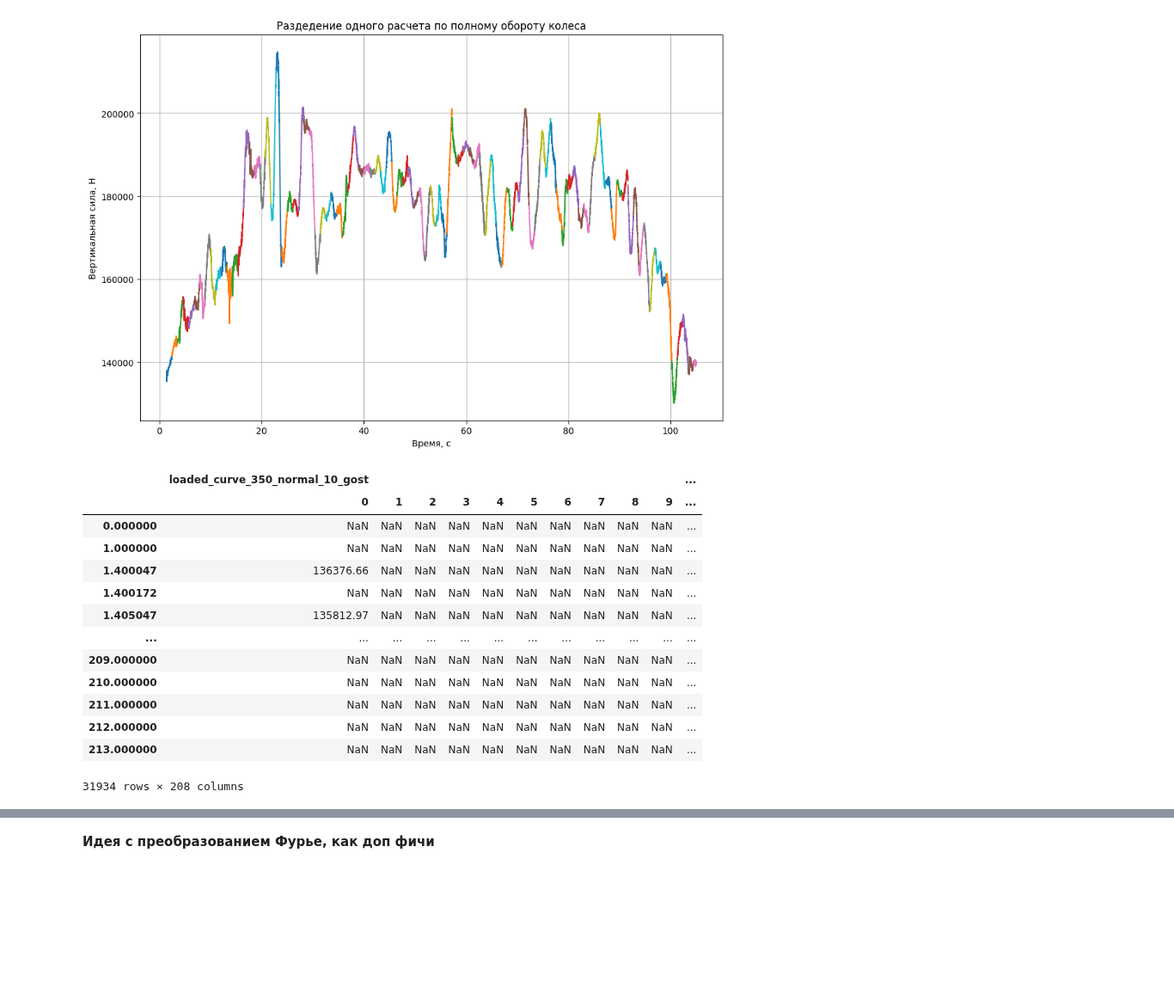
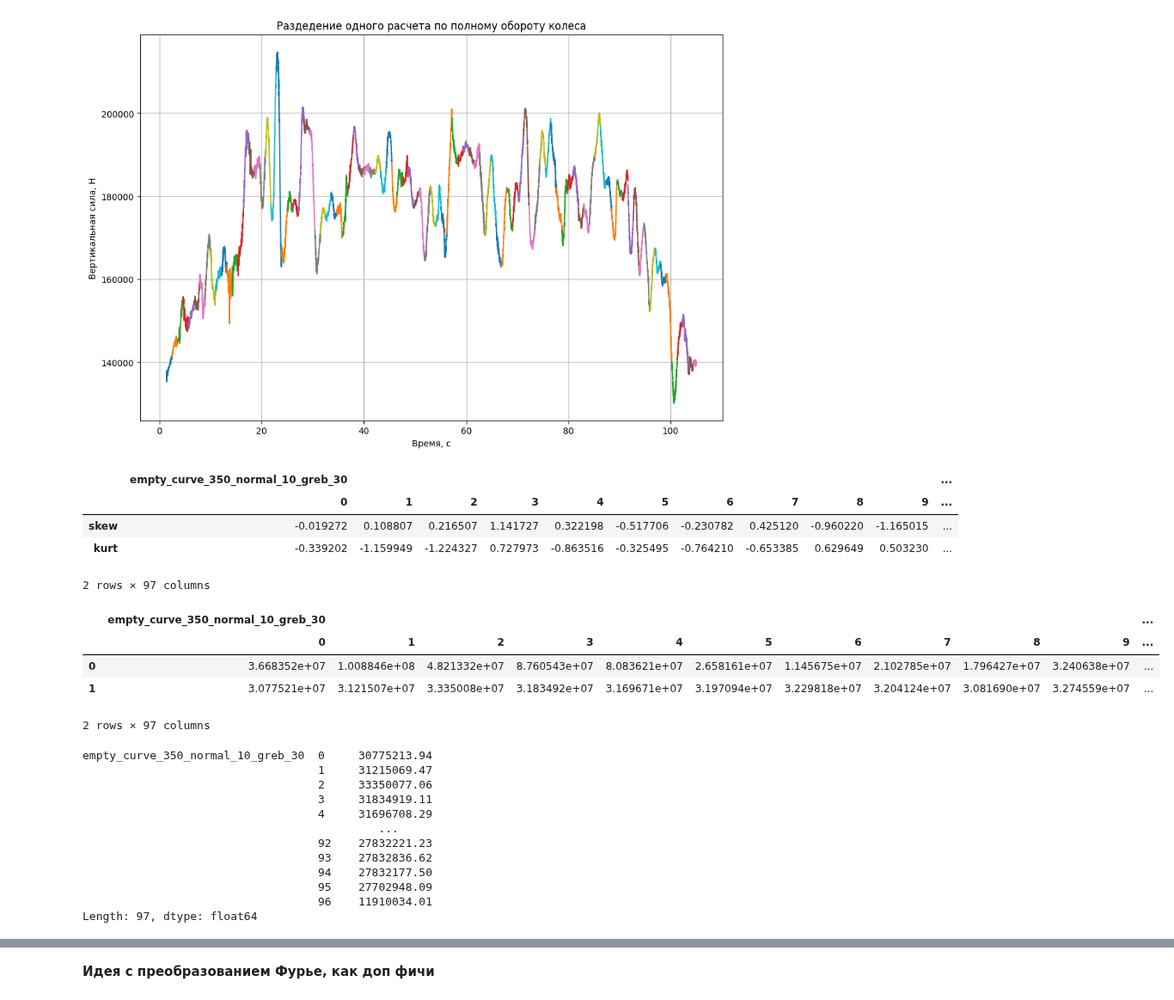
Before and after one commit to daniilgorenkov/Dissertation, a Jupyter notebook: observe.ipynb, the cells around one changed output, grey strips where cells are left out. Shown at 86% size. Cells and saved outputs as stored; diff of their text form; code cells hidden in the pictures; blank space fills up the shorter version.

```diff
--- a/observe.ipynb
+++ b/observe.ipynb
@@ -376,7 +376,7 @@ ALL_TIME_INDEXES["empty"]["curve_350"]["normal"]["gost"]
   32.20017437579443,
   32.37924515704905]}
 # %%
-def get_splited_dataframe(data:pd.DataFrame,indexes:list) -> pd.DataFrame:
+def get_splitted_dataframe(data:pd.DataFrame,indexes:list) -> pd.DataFrame:
     """Разделение одного результата расчета на несколько других по полному обороту колеса
     1. `data` - датафрейм с расчетом
     2. `indexes` - индексы по которым нужно делить расчет"""
@@ -424,20 +424,53 @@ plt.title("Раздедение одного расчета по полному
 plt.show()
 # %% [output]
 [figure]
+# %%
+from scipy.stats import skew, kurtosis
+
+def get_skew_kurt(data:pd.DataFrame):
+    cols = data.columns
+
+    skews = []
+    kurtosises = []
+
+    for i in cols:
+        skew_ = skew(data[i].dropna().to_numpy())
+        kurt_ = kurtosis(data[i].dropna().to_numpy())
+        skews.append(skew_)
+        kurtosises.append(kurt_)
+
+    return pd.DataFrame({"skew":skews,"kurt":kurtosises}, index=cols).T
+
+splitted = get_splitted_dataframe(ALL_CALCULATIONS["empty"]["curve_350"]["normal"]["greb_30"][0],
+                                  ALL_TIME_INDEXES["empty"]["curve_350"]["normal"]["greb_30"]["10"])
+
+get_skew_kurt(splitted)
+# %% [output]
+|  | empty_curve_350_normal_10_greb_30 |  |  |  |  |  |  |  |  |  | ... |
+|  | 0 | 1 | 2 | 3 | 4 | 5 | 6 | 7 | 8 | 9 | ... |
+| skew | -0.019272 | 0.108807 | 0.216507 | 1.141727 | 0.322198 | -0.517706 | -0.230782 | 0.425120 | -0.960220 | -1.165015 | ... |
+| kurt | -0.339202 | -1.159949 | -1.224327 | 0.727973 | -0.863516 | -0.325495 | -0.764210 | -0.653385 | 0.629649 | 0.503230 | ... |
+2 rows × 97 columns
 # %%
-pd.concat([devided_result,devided_result_],axis=1)
+pd.concat([splitted.var(),splitted.sum()],axis=1).T
 # %% [output]
-|  | loaded_curve_350_normal_10_gost |  |  |  |  |  |  |  |  |  | ... |
+|  | empty_curve_350_normal_10_greb_30 |  |  |  |  |  |  |  |  |  | ... |
 |  | 0 | 1 | 2 | 3 | 4 | 5 | 6 | 7 | 8 | 9 | ... |
-| 0.000000 | NaN | NaN | NaN | NaN | NaN | NaN | NaN | NaN | NaN | NaN | ... |
-| 1.000000 | NaN | NaN | NaN | NaN | NaN | NaN | NaN | NaN | NaN | NaN | ... |
-| 1.400047 | 136376.66 | NaN | NaN | NaN | NaN | NaN | NaN | NaN | NaN | NaN | ... |
-| 1.400172 | NaN | NaN | NaN | NaN | NaN | NaN | NaN | NaN | NaN | NaN | ... |
-| 1.405047 | 135812.97 | NaN | NaN | NaN | NaN | NaN | NaN | NaN | NaN | NaN | ... |
-| ... | ... | ... | ... | ... | ... | ... | ... | ... | ... | ... | ... |
-| 209.000000 | NaN | NaN | NaN | NaN | NaN | NaN | NaN | NaN | NaN | NaN | ... |
-| 210.000000 | NaN | NaN | NaN | NaN | NaN | NaN | NaN | NaN | NaN | NaN | ... |
-| 211.000000 | NaN | NaN | NaN | NaN | NaN | NaN | NaN | NaN | NaN | NaN | ... |
-| 212.000000 | NaN | NaN | NaN | NaN | NaN | NaN | NaN | NaN | NaN | NaN | ... |
-| 213.000000 | NaN | NaN | NaN | NaN | NaN | NaN | NaN | NaN | NaN | NaN | ... |
+| 0 | 3.668352e+07 | 1.008846e+08 | 4.821332e+07 | 8.760543e+07 | 8.083621e+07 | 2.658161e+07 | 1.145675e+07 | 2.102785e+07 | 1.796427e+07 | 3.240638e+07 | ... |
+| 1 | 3.077521e+07 | 3.121507e+07 | 3.335008e+07 | 3.183492e+07 | 3.169671e+07 | 3.197094e+07 | 3.229818e+07 | 3.204124e+07 | 3.081690e+07 | 3.274559e+07 | ... |
-31934 rows × 208 columns
+2 rows × 97 columns
+# %%
+splitted.sum()
+# %% [output]
+empty_curve_350_normal_10_greb_30  0     30775213.94
+                                   1     31215069.47
+                                   2     33350077.06
+                                   3     31834919.11
+                                   4     31696708.29
+                                            ...
+                                   92    27832221.23
+                                   93    27832836.62
+                                   94    27832177.50
+                                   95    27702948.09
+                                   96    11910034.01
+Length: 97, dtype: float64
```
Also changed, not shown: parts of 15 cells of this notebook.
